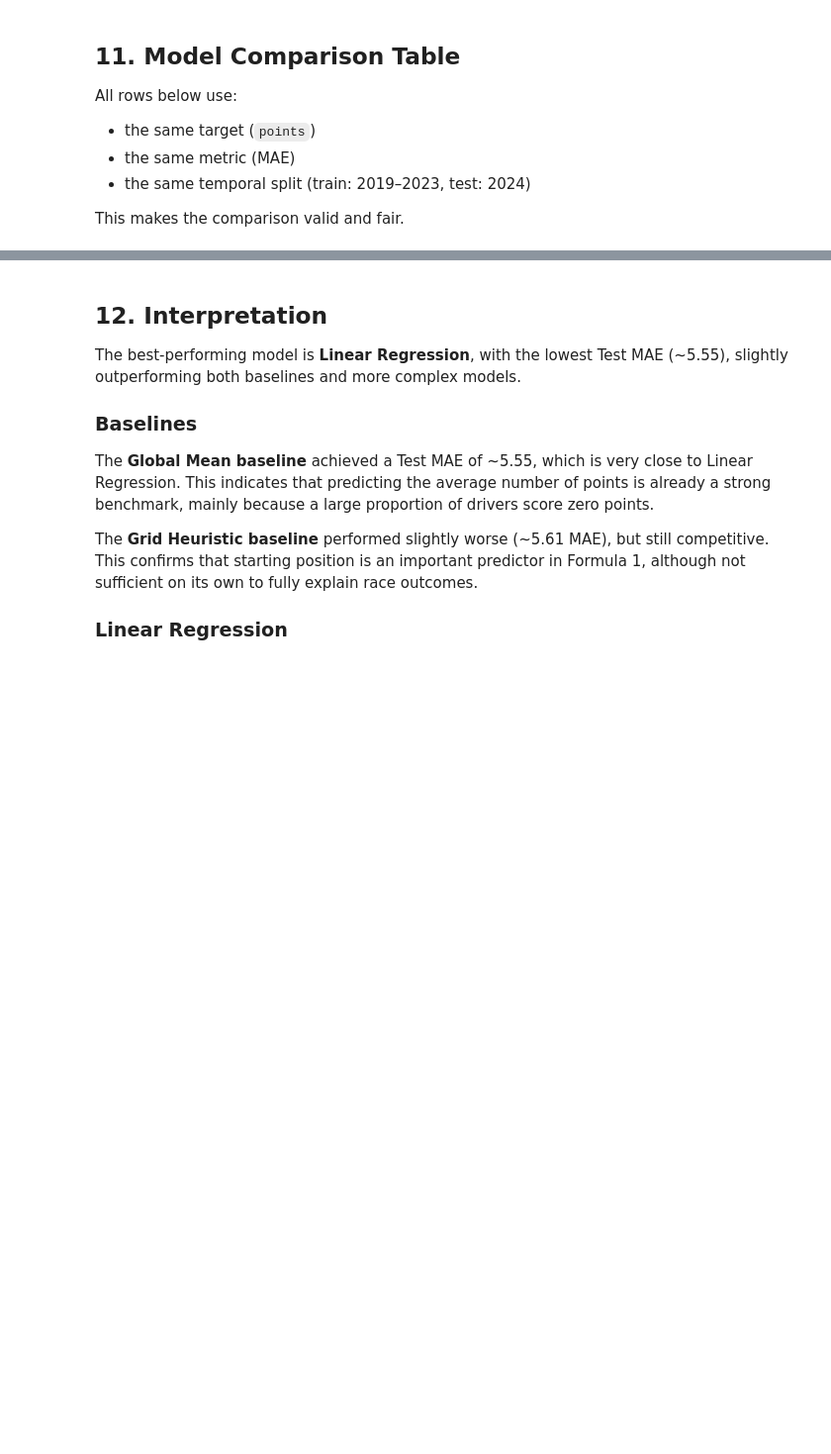
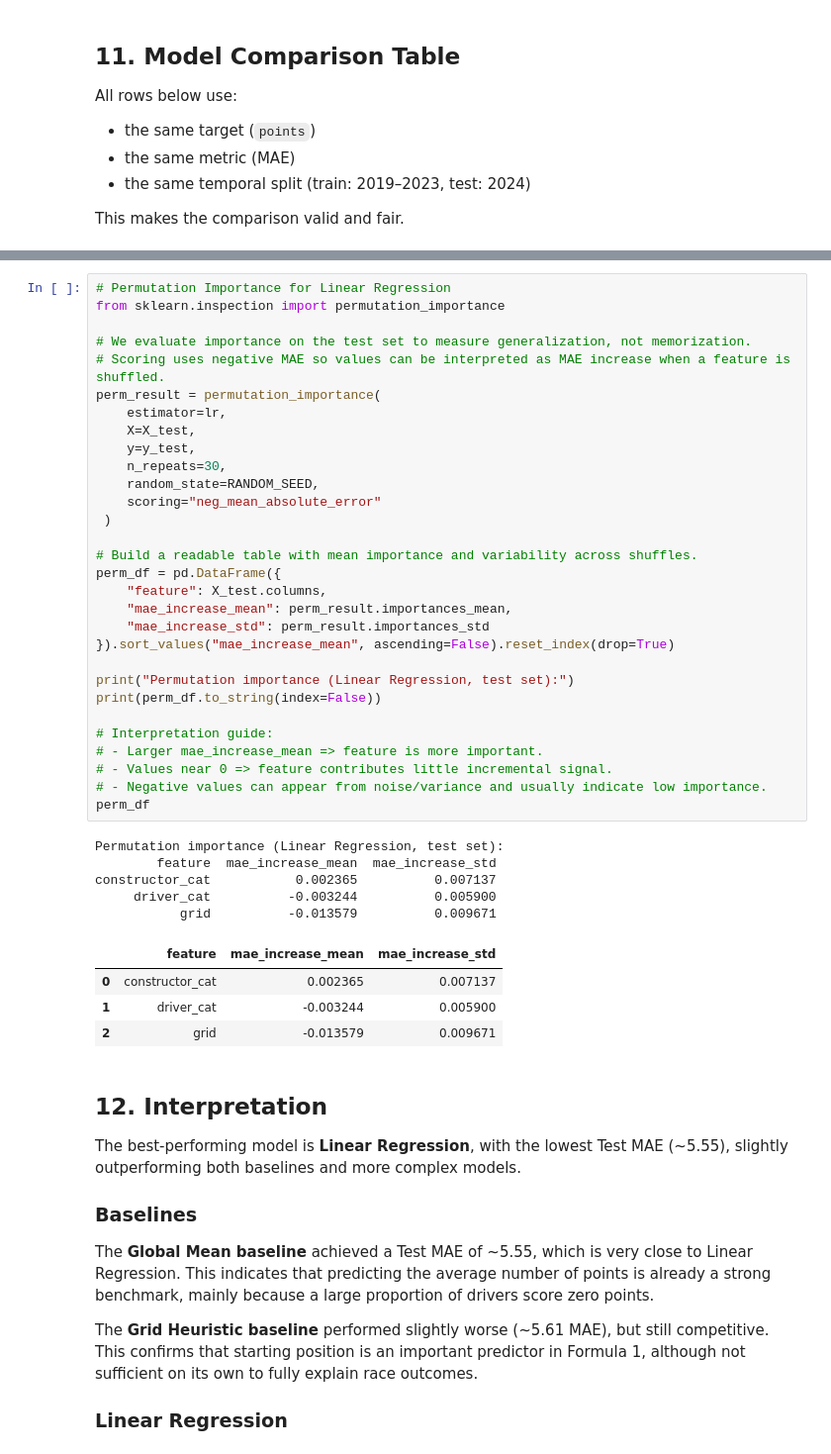
Before and after one commit to TomasRodriguezAlvarez/iit414w-team4-IAWorkshop, a Jupyter notebook: labs/lab_03/lab3_model_comparison.ipynb, the cells around one changed output, grey strips where cells are left out. Shown at 99% size. Drawn from its saved outputs; the diff is of its cells as text; blank space fills up the shorter version.

```diff
--- a/labs/lab_03/lab3_model_comparison.ipynb
+++ b/labs/lab_03/lab3_model_comparison.ipynb
@@ -391,3 +435,43 @@ comparison
+# %%
+# Permutation Importance for Linear Regression
+from sklearn.inspection import permutation_importance
+
+# We evaluate importance on the test set to measure generalization, not memorization.
+# Scoring uses negative MAE so values can be interpreted as MAE increase when a feature is shuffled.
+perm_result = permutation_importance(
+    estimator=lr,
+    X=X_test,
+    y=y_test,
+    n_repeats=30,
+    random_state=RANDOM_SEED,
+    scoring="neg_mean_absolute_error"
+ )
+
+# Build a readable table with mean importance and variability across shuffles.
+perm_df = pd.DataFrame({
+    "feature": X_test.columns,
+    "mae_increase_mean": perm_result.importances_mean,
+    "mae_increase_std": perm_result.importances_std
+}).sort_values("mae_increase_mean", ascending=False).reset_index(drop=True)
+
+print("Permutation importance (Linear Regression, test set):")
+print(perm_df.to_string(index=False))
+
+# Interpretation guide:
+# - Larger mae_increase_mean => feature is more important.
+# - Values near 0 => feature contributes little incremental signal.
+# - Negative values can appear from noise/variance and usually indicate low importance.
+perm_df
+# %% [output]
+Permutation importance (Linear Regression, test set):
+        feature  mae_increase_mean  mae_increase_std
+constructor_cat           0.002365          0.007137
+     driver_cat          -0.003244          0.005900
+           grid          -0.013579          0.009671
+|  | feature | mae_increase_mean | mae_increase_std |
+| 0 | constructor_cat | 0.002365 | 0.007137 |
+| 1 | driver_cat | -0.003244 | 0.005900 |
+| 2 | grid | -0.013579 | 0.009671 |
 # %% [markdown]
 ## 12. Interpretation
 
```
Also changed, not shown: parts of 13 cells of this notebook, 2 other files.
